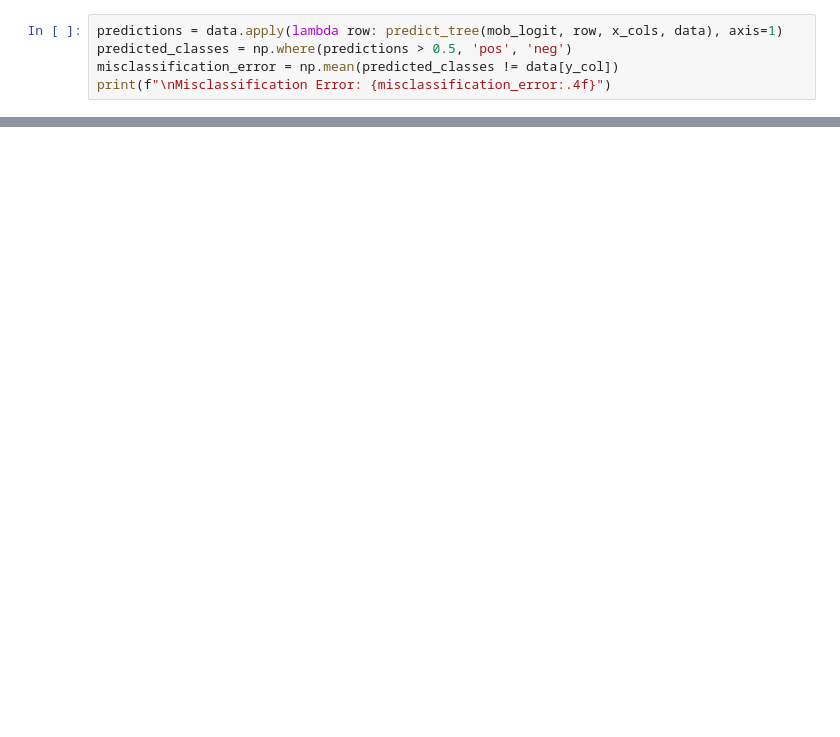
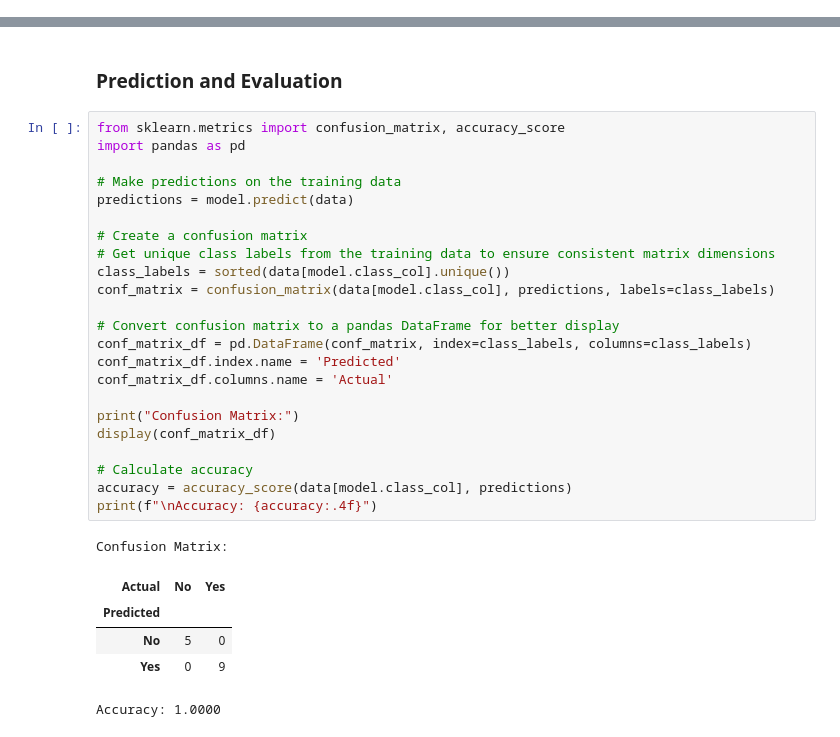
Before and after one commit to zia207/python-colab, a Jupyter notebook: NoteBook/Machine_Learning/Tree_based/03-01-01-04-tree-based-models-decision-tree-c45-python.ipynb, the cells around one changed output, grey strips where cells are left out. Cells and saved outputs as stored; diff of their text form; blank space fills up the shorter version.

```diff
--- a/NoteBook/Machine_Learning/Tree_based/03-01-01-04-tree-based-models-decision-tree-c45-python.ipynb
+++ b/NoteBook/Machine_Learning/Tree_based/03-01-01-04-tree-based-models-decision-tree-c45-python.ipynb
@@ -821,5 +5,0 @@ Node 15: [intercept=-5.70, glu=0.03, mass=0.06]
-# %%
-predictions = data.apply(lambda row: predict_tree(mob_logit, row, x_cols, data), axis=1)
-predicted_classes = np.where(predictions > 0.5, 'pos', 'neg')
-misclassification_error = np.mean(predicted_classes != data[y_col])
-print(f"\nMisclassification Error: {misclassification_error:.4f}")
@@ -1709,0 +486,32 @@ Model-based Recursive Partitioning proved effective in identifying and modeling
+# %% [markdown]
+### Prediction and Evaluation
+# %%
+from sklearn.metrics import confusion_matrix, accuracy_score
+import pandas as pd
+
+# Make predictions on the training data
+predictions = model.predict(data)
+
+# Create a confusion matrix
+# Get unique class labels from the training data to ensure consistent matrix dimensions
+class_labels = sorted(data[model.class_col].unique())
+conf_matrix = confusion_matrix(data[model.class_col], predictions, labels=class_labels)
+
+# Convert confusion matrix to a pandas DataFrame for better display
+conf_matrix_df = pd.DataFrame(conf_matrix, index=class_labels, columns=class_labels)
+conf_matrix_df.index.name = 'Predicted'
+conf_matrix_df.columns.name = 'Actual'
+
+print("Confusion Matrix:")
+display(conf_matrix_df)
+
+# Calculate accuracy
+accuracy = accuracy_score(data[model.class_col], predictions)
+print(f"\nAccuracy: {accuracy:.4f}")
+# %% [output]
+Confusion Matrix:
+| Actual | No | Yes |
+| Predicted |  |  |
+| No | 5 | 0 |
+| Yes | 0 | 9 |
+Accuracy: 1.0000
```
Also changed, not shown: parts of 88 cells of this notebook.
